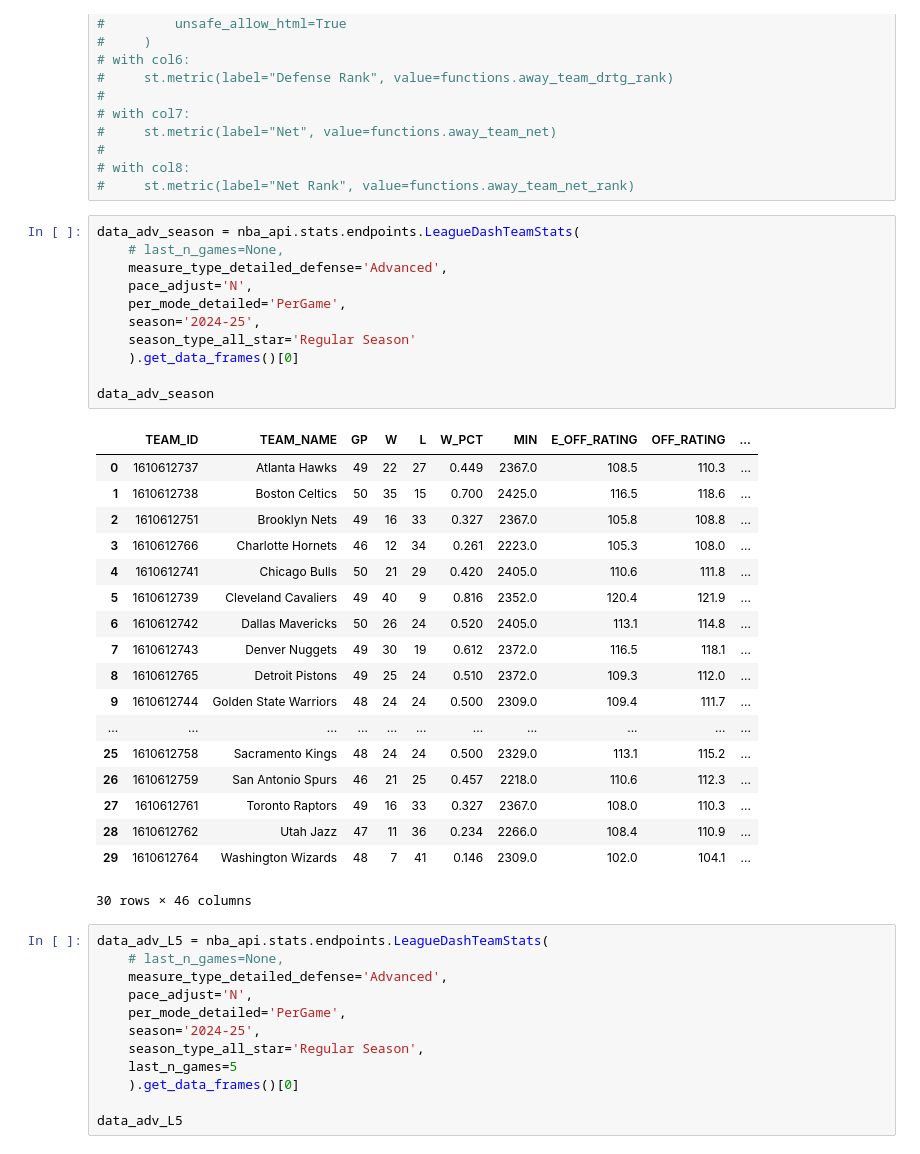
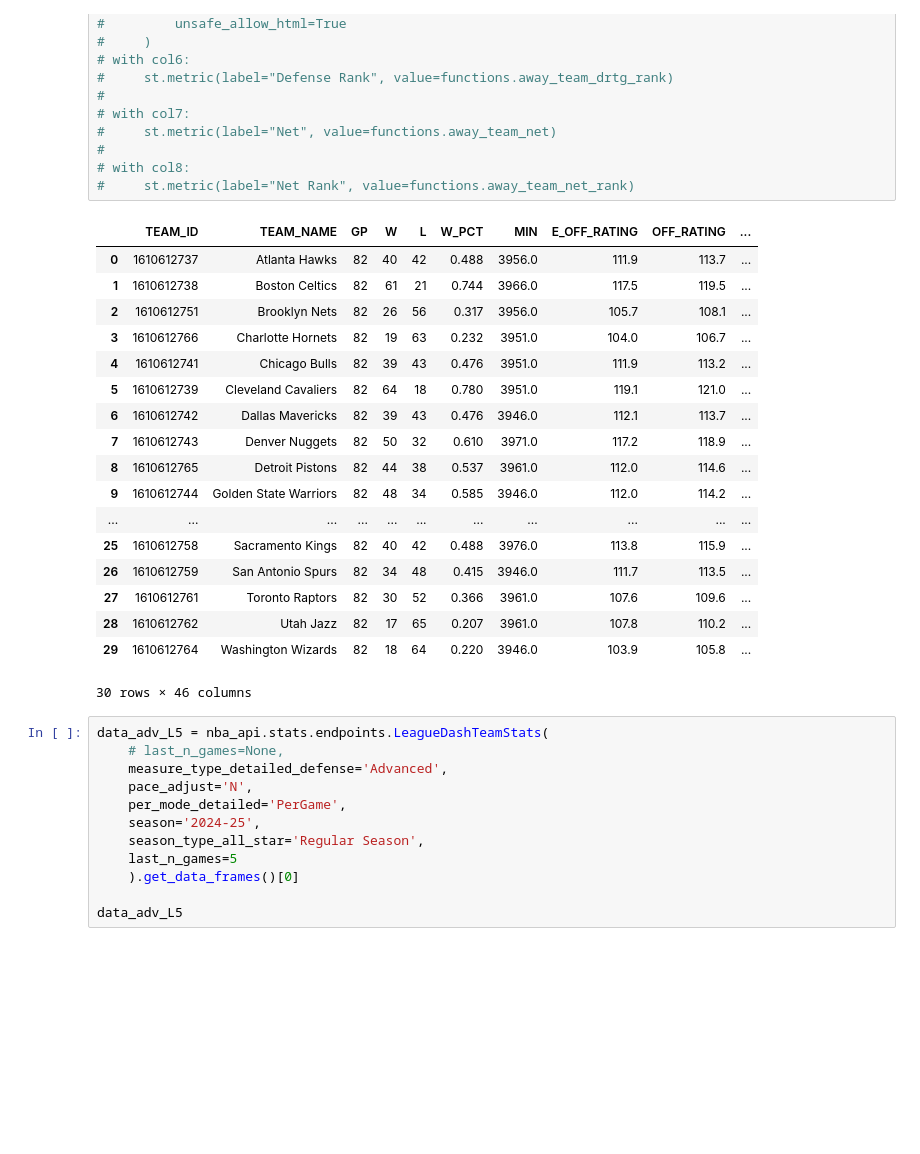
Before and after one commit to jrborman13/NBA, a Jupyter notebook: testing/nba_testing.ipynb, the cells around one changed output. Saved outputs shown, nothing was run; the diff lists cells and outputs as text; blank space fills up the shorter version.

```diff
--- a/testing/nba_testing.ipynb
+++ b/testing/nba_testing.ipynb
@@ -79,34 +184,24 @@ import nba_api
 # with col8:
 #     st.metric(label="Net Rank", value=functions.away_team_net_rank)
 # %%
-data_adv_season = nba_api.stats.endpoints.LeagueDashTeamStats(
-    # last_n_games=None,
-    measure_type_detailed_defense='Advanced',
-    pace_adjust='N',
-    per_mode_detailed='PerGame',
-    season='2024-25',
-    season_type_all_star='Regular Season'
-    ).get_data_frames()[0]
-
-data_adv_season
 # %% [output]
 |  | TEAM_ID | TEAM_NAME | GP | W | L | W_PCT | MIN | E_OFF_RATING | OFF_RATING | ... |
-| 0 | 1610612737 | Atlanta Hawks | 49 | 22 | 27 | 0.449 | 2367.0 | 108.5 | 110.3 | ... |
-| 1 | 1610612738 | Boston Celtics | 50 | 35 | 15 | 0.700 | 2425.0 | 116.5 | 118.6 | ... |
-| 2 | 1610612751 | Brooklyn Nets | 49 | 16 | 33 | 0.327 | 2367.0 | 105.8 | 108.8 | ... |
-| 3 | 1610612766 | Charlotte Hornets | 46 | 12 | 34 | 0.261 | 2223.0 | 105.3 | 108.0 | ... |
-| 4 | 1610612741 | Chicago Bulls | 50 | 21 | 29 | 0.420 | 2405.0 | 110.6 | 111.8 | ... |
-| 5 | 1610612739 | Cleveland Cavaliers | 49 | 40 | 9 | 0.816 | 2352.0 | 120.4 | 121.9 | ... |
-| 6 | 1610612742 | Dallas Mavericks | 50 | 26 | 24 | 0.520 | 2405.0 | 113.1 | 114.8 | ... |
-| 7 | 1610612743 | Denver Nuggets | 49 | 30 | 19 | 0.612 | 2372.0 | 116.5 | 118.1 | ... |
-| 8 | 1610612765 | Detroit Pistons | 49 | 25 | 24 | 0.510 | 2372.0 | 109.3 | 112.0 | ... |
-| 9 | 1610612744 | Golden State Warriors | 48 | 24 | 24 | 0.500 | 2309.0 | 109.4 | 111.7 | ... |
+| 0 | 1610612737 | Atlanta Hawks | 82 | 40 | 42 | 0.488 | 3956.0 | 111.9 | 113.7 | ... |
+| 1 | 1610612738 | Boston Celtics | 82 | 61 | 21 | 0.744 | 3966.0 | 117.5 | 119.5 | ... |
+| 2 | 1610612751 | Brooklyn Nets | 82 | 26 | 56 | 0.317 | 3956.0 | 105.7 | 108.1 | ... |
+| 3 | 1610612766 | Charlotte Hornets | 82 | 19 | 63 | 0.232 | 3951.0 | 104.0 | 106.7 | ... |
+| 4 | 1610612741 | Chicago Bulls | 82 | 39 | 43 | 0.476 | 3951.0 | 111.9 | 113.2 | ... |
+| 5 | 1610612739 | Cleveland Cavaliers | 82 | 64 | 18 | 0.780 | 3951.0 | 119.1 | 121.0 | ... |
+| 6 | 1610612742 | Dallas Mavericks | 82 | 39 | 43 | 0.476 | 3946.0 | 112.1 | 113.7 | ... |
+| 7 | 1610612743 | Denver Nuggets | 82 | 50 | 32 | 0.610 | 3971.0 | 117.2 | 118.9 | ... |
+| 8 | 1610612765 | Detroit Pistons | 82 | 44 | 38 | 0.537 | 3961.0 | 112.0 | 114.6 | ... |
+| 9 | 1610612744 | Golden State Warriors | 82 | 48 | 34 | 0.585 | 3946.0 | 112.0 | 114.2 | ... |
 | ... | ... | ... | ... | ... | ... | ... | ... | ... | ... | ... |
-| 25 | 1610612758 | Sacramento Kings | 48 | 24 | 24 | 0.500 | 2329.0 | 113.1 | 115.2 | ... |
-| 26 | 1610612759 | San Antonio Spurs | 46 | 21 | 25 | 0.457 | 2218.0 | 110.6 | 112.3 | ... |
-| 27 | 1610612761 | Toronto Raptors | 49 | 16 | 33 | 0.327 | 2367.0 | 108.0 | 110.3 | ... |
-| 28 | 1610612762 | Utah Jazz | 47 | 11 | 36 | 0.234 | 2266.0 | 108.4 | 110.9 | ... |
-| 29 | 1610612764 | Washington Wizards | 48 | 7 | 41 | 0.146 | 2309.0 | 102.0 | 104.1 | ... |
+| 25 | 1610612758 | Sacramento Kings | 82 | 40 | 42 | 0.488 | 3976.0 | 113.8 | 115.9 | ... |
+| 26 | 1610612759 | San Antonio Spurs | 82 | 34 | 48 | 0.415 | 3946.0 | 111.7 | 113.5 | ... |
+| 27 | 1610612761 | Toronto Raptors | 82 | 30 | 52 | 0.366 | 3961.0 | 107.6 | 109.6 | ... |
+| 28 | 1610612762 | Utah Jazz | 82 | 17 | 65 | 0.207 | 3961.0 | 107.8 | 110.2 | ... |
+| 29 | 1610612764 | Washington Wizards | 82 | 18 | 64 | 0.220 | 3946.0 | 103.9 | 105.8 | ... |
 30 rows × 46 columns
 # %%
 data_adv_L5 = nba_api.stats.endpoints.LeagueDashTeamStats(
```
Also changed, not shown: parts of 2 cells of this notebook, 16 other files.
